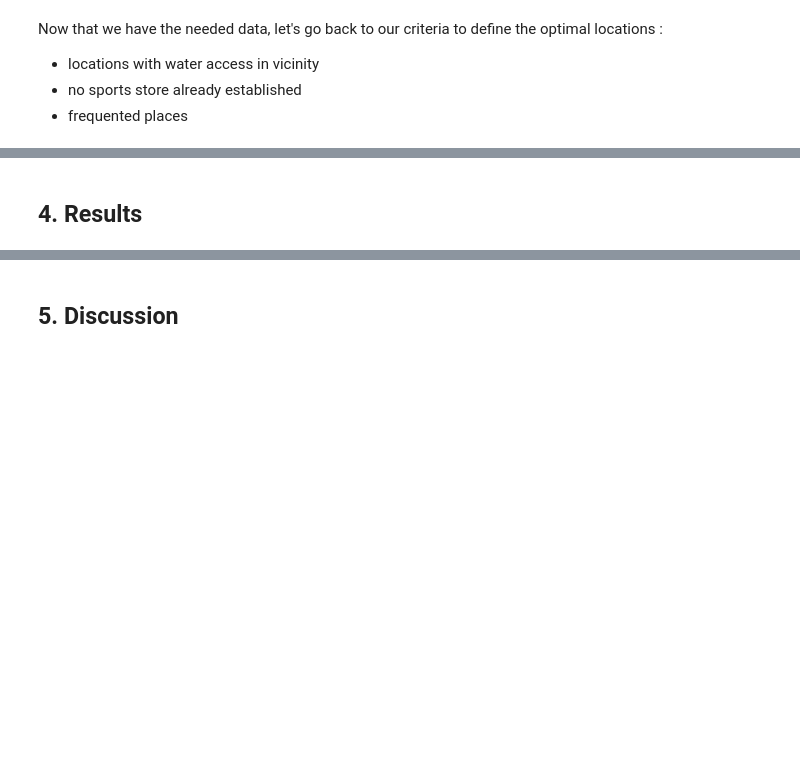
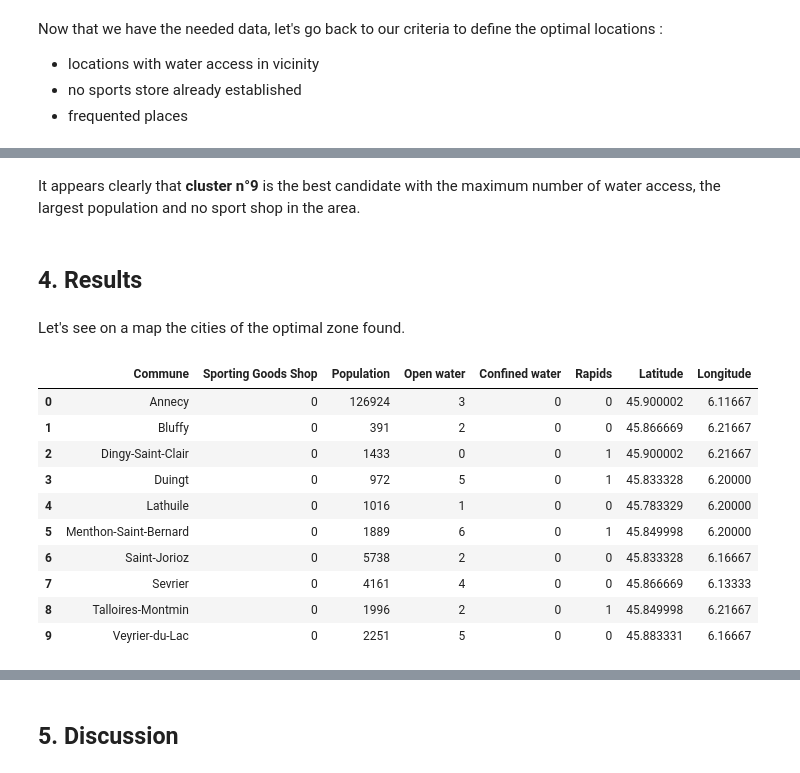
Before and after one commit to SandrineMetral/Coursera_Capstone, a Jupyter notebook: The Battle of Neighborhoods.ipynb, the cells around one changed output, grey strips where cells are left out. Drawn from its saved outputs; the diff is of its cells as text; code cells hidden in the pictures; blank space fills up the shorter version.

```diff
--- a/The Battle of Neighborhoods.ipynb
+++ b/The Battle of Neighborhoods.ipynb
@@ -665,0 +477,12 @@ df_norm.loc[df_norm['Cluster Labels']==4,df_norm.columns[[1]+list(range(2,df_nor
+# %%
+from sklearn.cluster import KMeans
+
+number_of_clusters = 10
+
+good_loc = df_analyse[['Latitude', 'Longitude']].values
+kmeans = KMeans(n_clusters=number_of_clusters, random_state=0).fit(good_loc)
+
+cluster_centers = [(cc[0], cc[1]) for cc in kmeans.cluster_centers_]
+
+df_clusters=df_analyse
+df_clusters.insert(0, 'Cluster Labels', kmeans.labels_)
@@ -665,0 +512,3 @@ df_norm.loc[df_norm['Cluster Labels']==4,df_norm.columns[[1]+list(range(2,df_nor
+# %%
+cl_analyse = df_clusters
+cl_analyse[['Population']]=cl_analyse[['Population']].astype('int')
@@ -665,0 +626,4 @@ df_norm.loc[df_norm['Cluster Labels']==4,df_norm.columns[[1]+list(range(2,df_nor
+# %%
+cl10_analyse = cl_analyse.loc[cl_analyse['Cluster Labels']==9,cl_analyse.columns[[1]+list(range(2,cl_analyse.shape[1]))]]
+cl10_analyse = cl10_analyse.drop(['Latitude','Longitude'],axis=1)
+cl10_analyse.sum()
@@ -666,2 +682,21 @@ df_norm.loc[df_norm['Cluster Labels']==4,df_norm.columns[[1]+list(range(2,df_nor
+# %% [markdown]
+It appears clearly that **cluster n°9** is the best candidate with the maximum number of water access, the largest population and no sport shop in the area.
 # %% [markdown]
 ## 4. Results <a name="results"></a>
+# %% [markdown]
+Let's see on a map the cities of the optimal zone found.
+# %%
+optimal_cluster = pd.merge(cl10_analyse,communes_latlon,on='Commune')
+optimal_cluster
+# %% [output]
+|  | Commune | Sporting Goods Shop | Population | Open water | Confined water | Rapids | Latitude | Longitude |
+| 0 | Annecy | 0 | 126924 | 3 | 0 | 0 | 45.900002 | 6.11667 |
+| 1 | Bluffy | 0 | 391 | 2 | 0 | 0 | 45.866669 | 6.21667 |
+| 2 | Dingy-Saint-Clair | 0 | 1433 | 0 | 0 | 1 | 45.900002 | 6.21667 |
+| 3 | Duingt | 0 | 972 | 5 | 0 | 1 | 45.833328 | 6.20000 |
+| 4 | Lathuile | 0 | 1016 | 1 | 0 | 0 | 45.783329 | 6.20000 |
+| 5 | Menthon-Saint-Bernard | 0 | 1889 | 6 | 0 | 1 | 45.849998 | 6.20000 |
+| 6 | Saint-Jorioz | 0 | 5738 | 2 | 0 | 0 | 45.833328 | 6.16667 |
+| 7 | Sevrier | 0 | 4161 | 4 | 0 | 0 | 45.866669 | 6.13333 |
+| 8 | Talloires-Montmin | 0 | 1996 | 2 | 0 | 1 | 45.849998 | 6.21667 |
+| 9 | Veyrier-du-Lac | 0 | 2251 | 5 | 0 | 0 | 45.883331 | 6.16667 |
```
Also changed, not shown: parts of 70 cells of this notebook.
